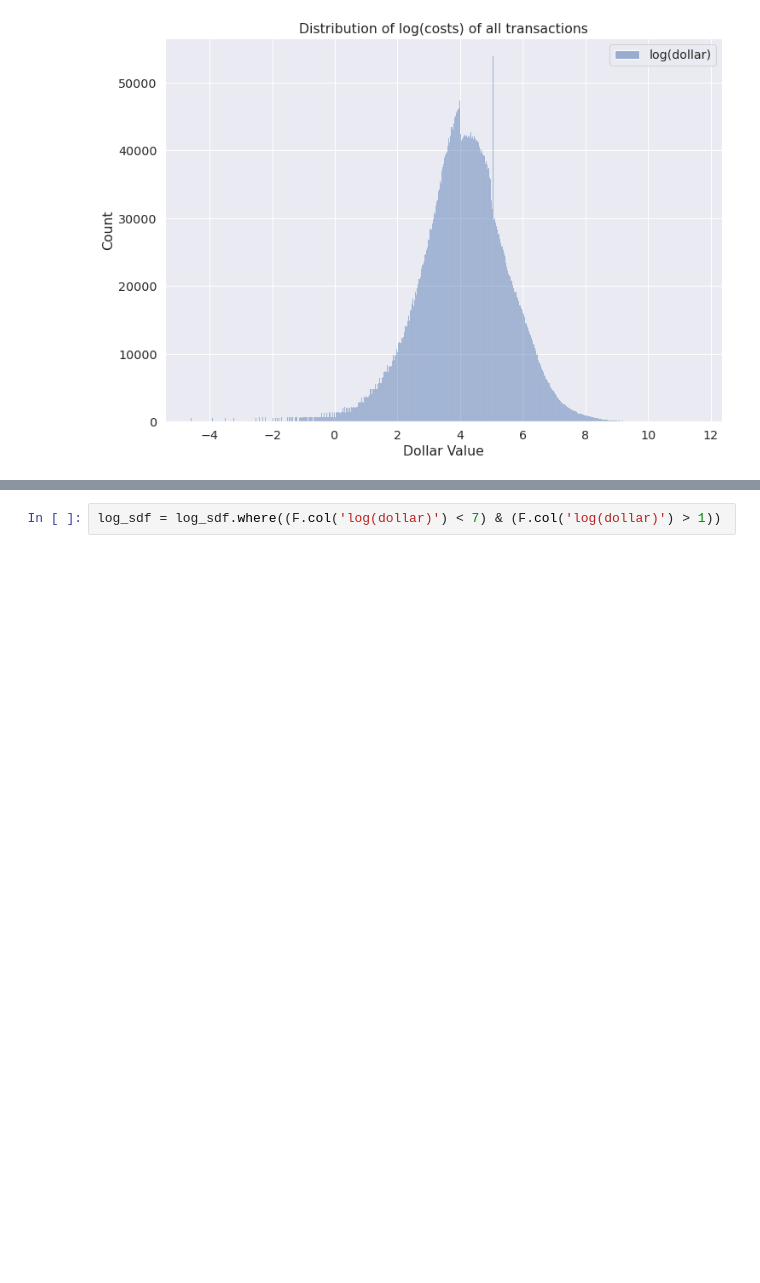
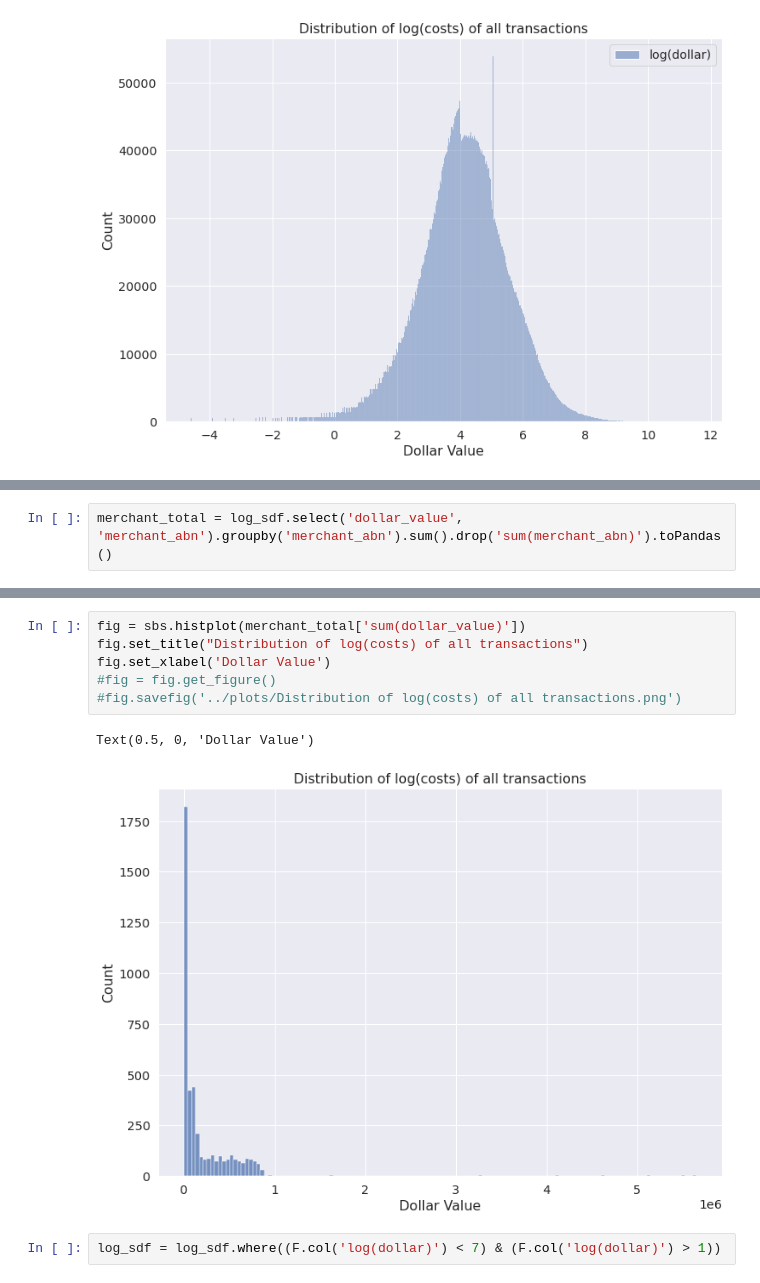
Before and after one commit to MAST30034-Applied-Data-Science/generic-buy-now-pay-later-project-group-14, a Jupyter notebook: notebooks/transaction preliminary.ipynb, the cells around one changed output, grey strips where cells are left out. Cells and saved outputs as stored; diff of their text form; blank space fills up the shorter version.

Commit message:
transaction merge comparison

```diff
--- a/notebooks/transaction preliminary.ipynb
+++ b/notebooks/transaction preliminary.ipynb
@@ -78,0 +112,2 @@ fig.savefig('../plots/Distribution of log(costs) of all transactions.png')
+# %%
+merchant_total = log_sdf.select('dollar_value', 'merchant_abn').groupby('merchant_abn').sum().drop('sum(merchant_abn)').toPandas()
@@ -79,3 +130,12 @@ fig.savefig('../plots/Distribution of log(costs) of all transactions.png')
+# %%
+fig = sbs.histplot(merchant_total['sum(dollar_value)'])
+fig.set_title("Distribution of log(costs) of all transactions")
+fig.set_xlabel('Dollar Value')
+#fig = fig.get_figure()
+#fig.savefig('../plots/Distribution of log(costs) of all transactions.png')
+# %% [output]
+Text(0.5, 0, 'Dollar Value')
+[figure, added]
 # %%
 log_sdf = log_sdf.where((F.col('log(dollar)') < 7) & (F.col('log(dollar)') > 1))
 # %%
```
Also changed, not shown: parts of 3 cells of this notebook, 1 other file.
